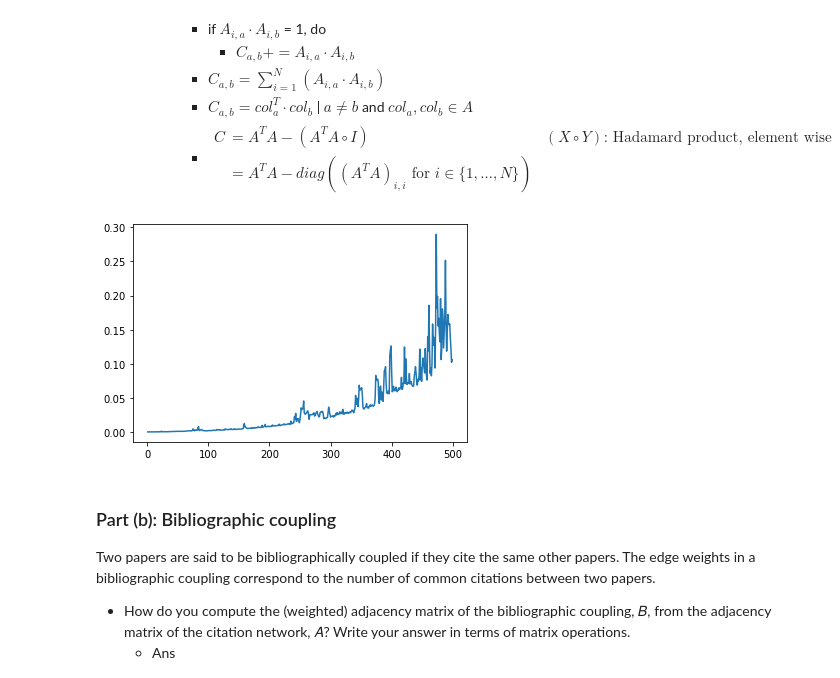
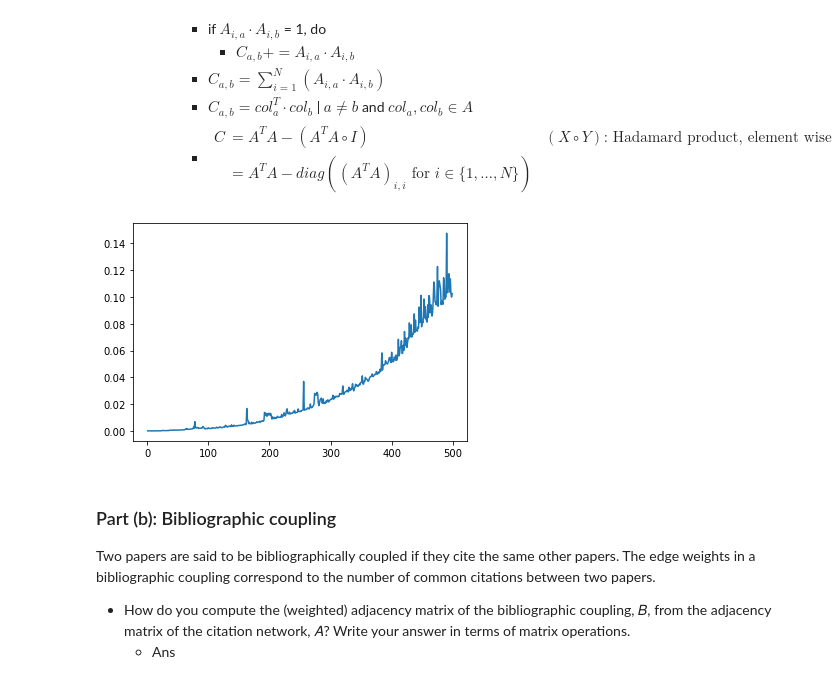
Before and after one commit to ion-girloanta/MIT6419x, a Jupyter notebook: Module3_Network_Analysis/M3_Analysis_v2.ipynb, the cells around one changed output. Drawn from its saved outputs; the diff is of its cells as text; code cells hidden in the pictures.

```diff
--- a/Module3_Network_Analysis/M3_Analysis_v2.ipynb
+++ b/Module3_Network_Analysis/M3_Analysis_v2.ipynb
@@ -75,14 +75,14 @@ def numpy_sq_matmul_c(A):
 # %%
 ts=[]
 _range = range(1,500)
 for n in _range:
-    A=np.ones((n,n))
+    A=np.random.random((n,n))
     t = timeit.timeit('numpy_sq_matmul_c(A)', setup='from __main__ import numpy_sq_matmul_c,A', number=100)
     ts.append(t)
 sns.lineplot(x=_range, y=ts)
 plt.show()
 # %% [output]
-[figure, old version]
+[figure, new version]
 # %% [markdown]
 ### Part (b): Bibliographic coupling
 
```
Also changed, not shown: 47 other files.
